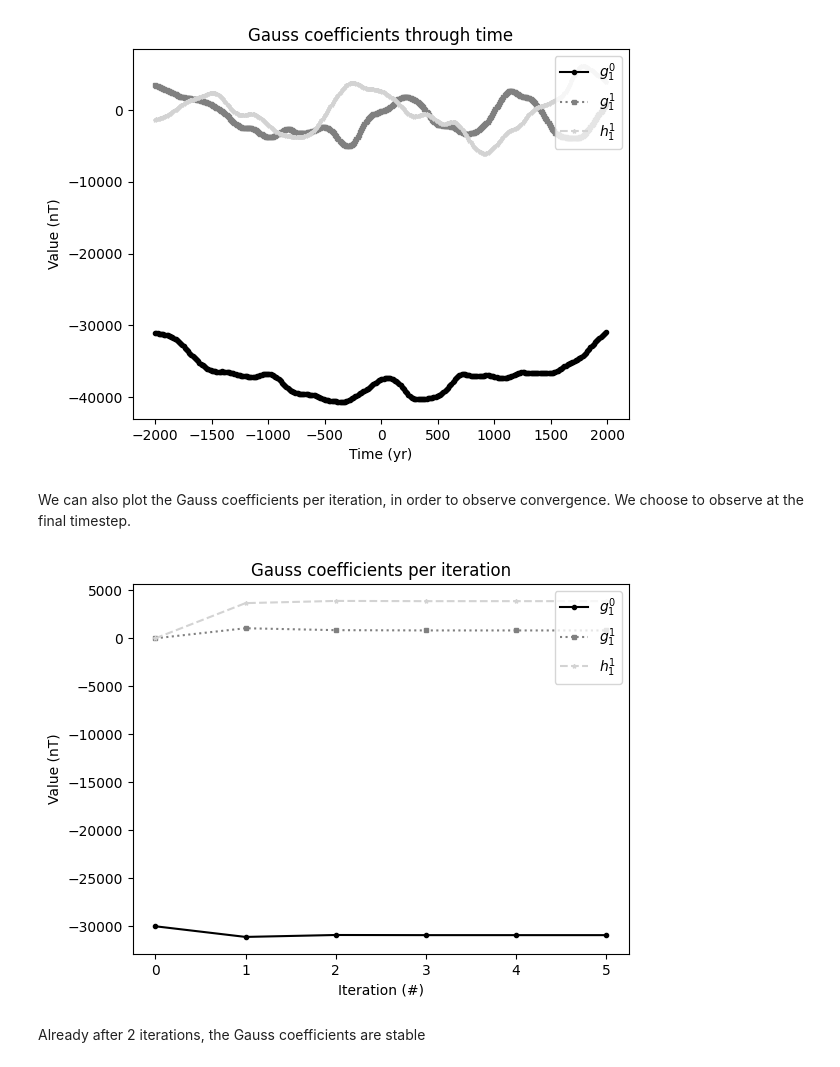
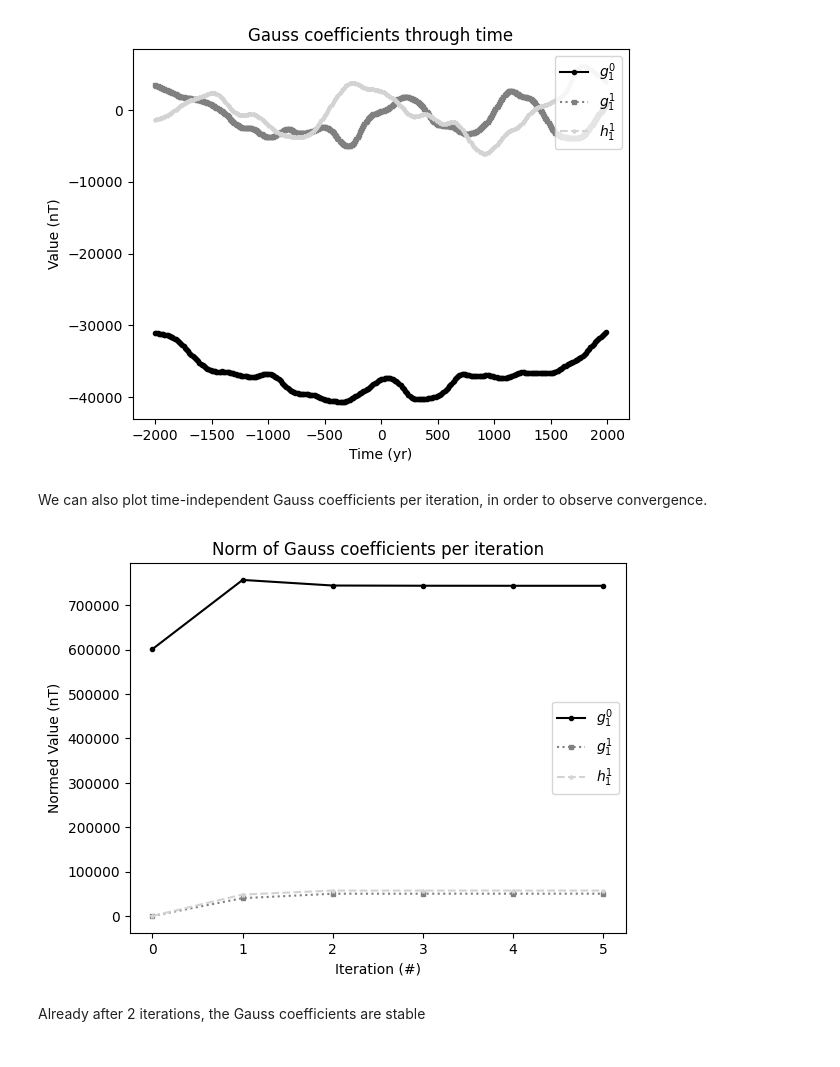
Before and after one commit to outfrenk/pymaginverse, a Jupyter notebook: doc/Tutorial_2_Plotting.ipynb, the cells around one changed output. Drawn from its saved outputs; the diff is of its cells as text; code cells hidden in the pictures.

```diff
--- a/doc/Tutorial_2_Plotting.ipynb
+++ b/doc/Tutorial_2_Plotting.ipynb
@@ -51,7 +51,9 @@ Residual plots are ideal for observing the convergence rate of the inversion. Fu
 fig, ax = plt.subplots()
 ax.set_title('Residuals')
 ax.set_xlabel('Iteration')
-ax.set_ylabel('Relative residual')
+ax.set_ylabel('Normalized residual')
+ax.set_xlim(0, 4.1)
+ax.set_ylim(0, 1.1)
 for i in range(8):
     if any(im.res_iter[:, i] > 0):
         ax.plot(np.arange(len(im.res_iter)),
@@ -59,5 +61,6 @@ for i in range(8):
                 label=f'rms {dt[i]}', linestyle=linestyles[i-4])
 
 ax.legend(loc='upper right')
+plt.grid(True)
 plt.show()
 # %% [output]
@@ -83,7 +86,7 @@ for deg in np.arange(1, degree+1):
 labels = [labels[i] for i in index]
 for i, item in enumerate(index):
     ax.plot(im.t_array,
-            im.unsplined_iter_gh[-1](im.t_array)[:, item],
+            im.coeffs_spline(im.t_array)[:, item],
             linestyle=linestyles[i % len(linestyles)],
             marker=markerstyles[i % len(markerstyles)],
             color=colorstyles[i % len(colorstyles)],
@@ -94,30 +97,26 @@ plt.show()
 # %% [output]
 [figure]
 # %% [markdown]
-We can also plot the Gauss coefficients per iteration, in order to observe convergence. We choose to observe at the final timestep.
+We can also plot time-independent Gauss coefficients per iteration, in order to observe convergence.
 # %%
-# choose here your timestep to observe
-timestep = 399  # last timestep
-
 fig, ax = plt.subplots()
-ax.set_title('Gauss coefficients per iteration')
+ax.set_title('Norm of Gauss coefficients per iteration')
 ax.set_xlabel('Iteration (#)')
-ax.set_ylabel('Value (nT)')
+ax.set_ylabel('Normed Value (nT)')
 for i, item in enumerate(index):
-    coeff = np.zeros(len(im.unsplined_iter_gh) + 1)
-    coeff[0] = im.x0[item]
+    coeff = np.zeros(len(im.coeffs_per_iteration) + 1)
+    coeff[0] = abs(im.x0[item]) * np.sqrt(len(im.coeffs_per_iteration[0]))
     for c in range(len(coeff)-1):
-        coeff[c+1] = im.unsplined_iter_gh[c](
-            im.t_array[timestep])[item]
+        coeff[c+1] = np.linalg.norm(im.coeffs_per_iteration[c][:, item])
     ax.plot(np.arange(len(coeff)), coeff,
             linestyle=linestyles[i % len(linestyles)],
             marker=markerstyles[i % len(markerstyles)],
             color=colorstyles[i % len(colorstyles)],
             markersize=3, label=labels[i])
-ax.legend(loc='upper right')
+ax.legend(loc='center right')
 plt.show()
 # %% [output]
-[figure, old version]
+[figure, new version]
 # %% [markdown]
 Already after 2 iterations, the Gauss coefficients are stable
 # %% [markdown]
```
Also changed, not shown: parts of 7 cells of this notebook, 3 other files.
